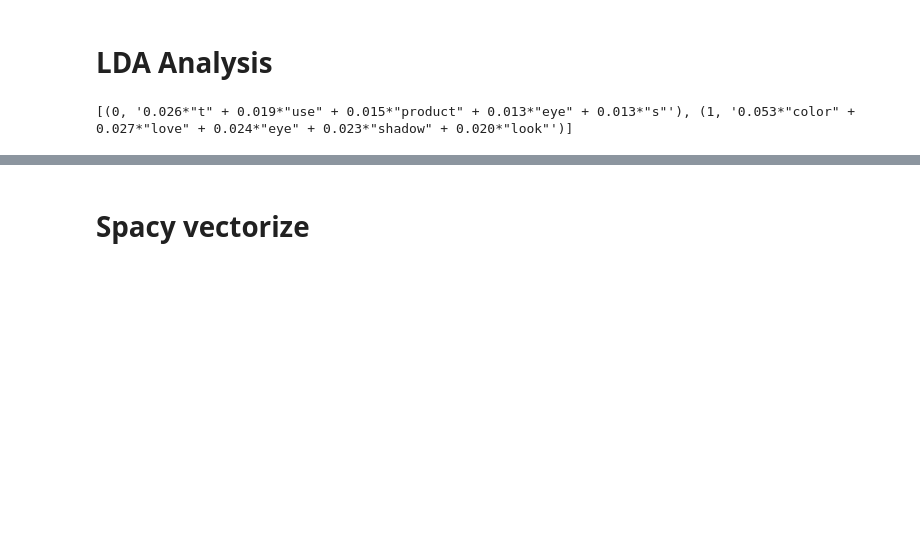
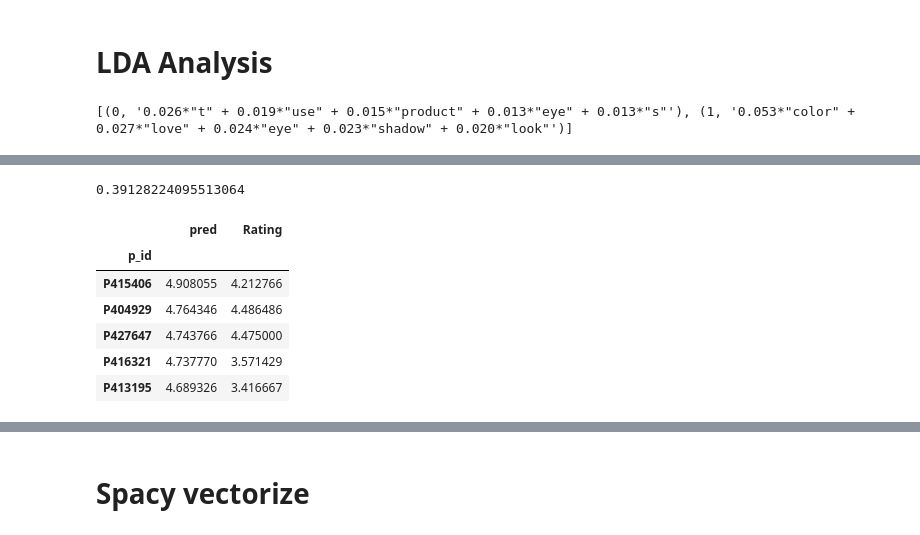
Before and after one commit to ChesterHsieh/CS579_Project, a Jupyter notebook: Twitter Scrape/Sentiment Analysis.ipynb, the cells around one changed output, grey strips where cells are left out. Cells and saved outputs as stored; diff of their text form; code cells hidden in the pictures; blank space fills up the shorter version.

```diff
--- a/Twitter Scrape/Sentiment Analysis.ipynb
+++ b/Twitter Scrape/Sentiment Analysis.ipynb
@@ -225,0 +302,18 @@ sorted(top_coef_terms,key = lambda x: -x[1])
+# %%
+df_a = df_tcfs.groupby('p_id')['pred'].mean()
+df_b = df.groupby('p_id')['Rating'].mean()
+df_comp = pd.concat([df_a,df_b],join= 'inner',axis=1)
+# %%
+metrics.regression.mean_absolute_error(df_comp.pred,df_comp.Rating)
+# %% [output]
+0.39128224095513064
+# %%
+df_comp.nlargest(5,'pred')
+# %% [output]
+|  | pred | Rating |
+| p_id |  |  |
+| P415406 | 4.908055 | 4.212766 |
+| P404929 | 4.764346 | 4.486486 |
+| P427647 | 4.743766 | 4.475000 |
+| P416321 | 4.737770 | 3.571429 |
+| P413195 | 4.689326 | 3.416667 |
```
Also changed, not shown: parts of 65 cells of this notebook, 2 other files.
